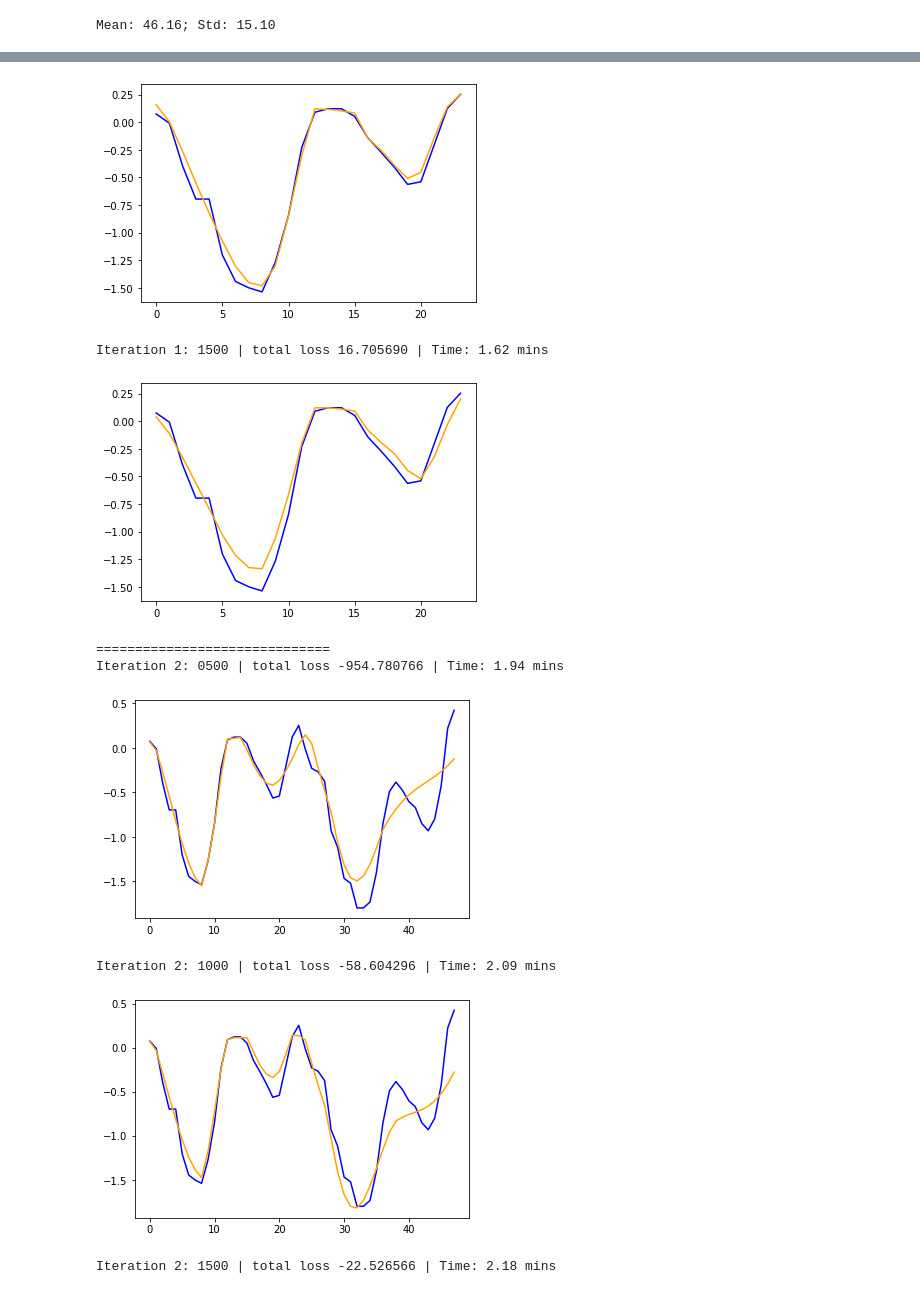
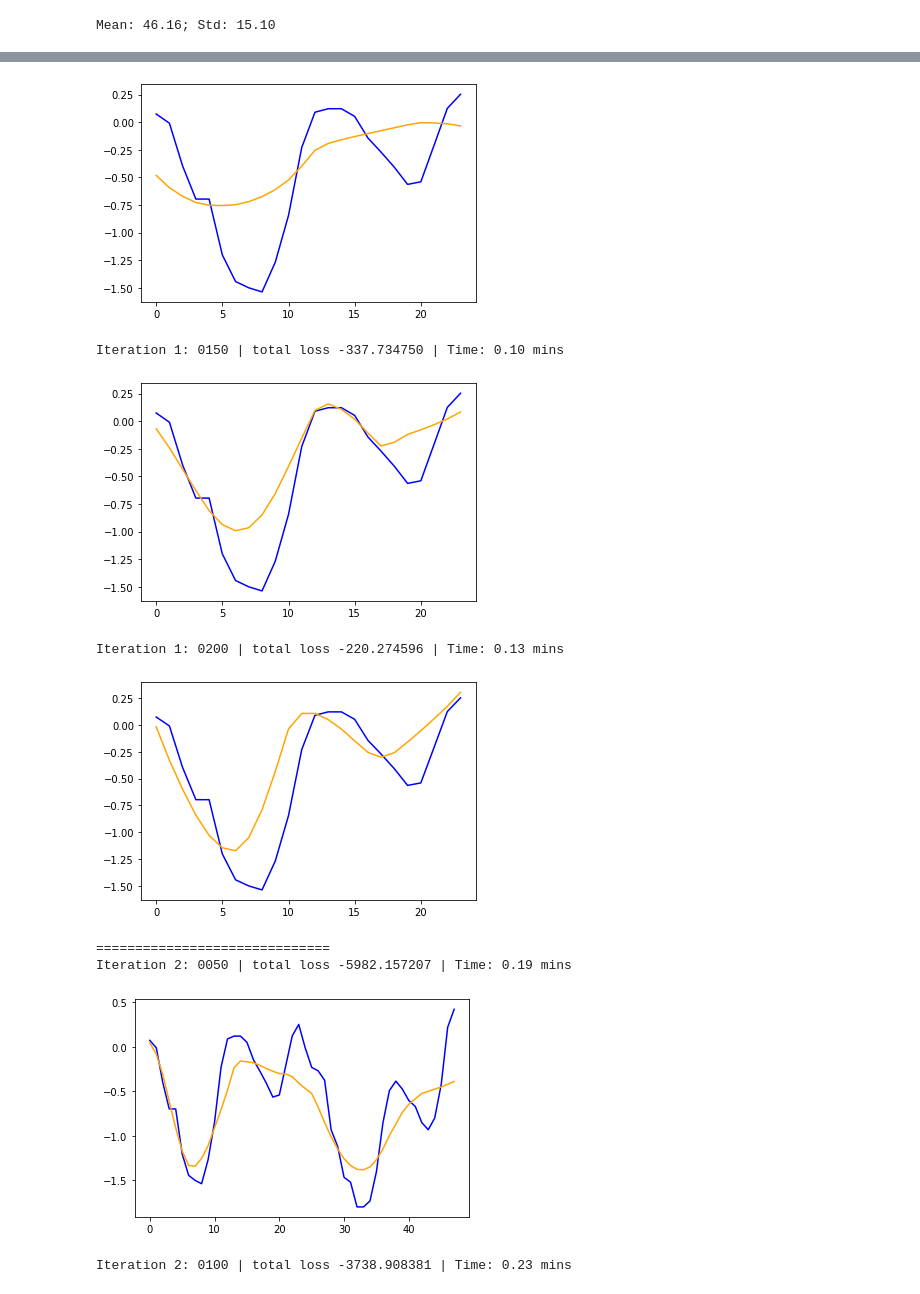
Before and after one commit to NonoMalpi/electricity, a Jupyter notebook: notebooks/neuralODE.ipynb, the cells around one changed output, grey strips where cells are left out. Cells and saved outputs as stored; diff of their text form; code cells hidden in the pictures.

Commit message:
feat: Reduce epochs to increase speed accuracy

```diff
--- a/notebooks/neuralODE.ipynb
+++ b/notebooks/neuralODE.ipynb
@@ -80,7 +80,7 @@ dec_hidden = 20 # Dimenson of the hidden layer in the NN decoder
 noise_std = 0.1 #
 
 lr = 1e-3 # learning rate
-epochs = 1_500 # number of epochs
+epochs = 200 # number of epochs
 trajectory_time_base = 24 # number of timesteps that enter into the encoder and the neural ODE must integrate
 s = 332
 #s = 40000
@@ -161,7 +161,7 @@ for j in range(1, 8):
         optimizer.step()
         loss_meter.update(loss.item())
 
-        if i % 500 == 0:
+        if i % 50 == 0:
             end = time.time()
             training_time = (end-start) / 60
             log = f"Iteration {j}: {i:04d} | total loss {-loss_meter.avg:.6f} | Time: {training_time:.2f} mins"
@@ -179,9 +179,9 @@ Iteration 1: 1000 | total loss 13.759760 | Time: 1.59 mins
-[figure, old version]
+[figure, new version]
-Iteration 1: 1500 | total loss 16.705690 | Time: 1.62 mins
+Iteration 1: 0150 | total loss -337.734750 | Time: 0.10 mins
-[figure, old version]
+[figure, new version]
-==============================
-Iteration 2: 0500 | total loss -954.780766 | Time: 1.94 mins
+Iteration 1: 0200 | total loss -220.274596 | Time: 0.13 mins
-[figure, old version]
+[figure, new version]
-Iteration 2: 1000 | total loss -58.604296 | Time: 2.09 mins
+==============================
+Iteration 2: 0050 | total loss -5982.157207 | Time: 0.19 mins
-[figure, old version]
+[figure, new version]
-Iteration 2: 1500 | total loss -22.526566 | Time: 2.18 mins
+Iteration 2: 0100 | total loss -3738.908381 | Time: 0.23 mins
```
Also changed, not shown: parts of 3 cells of this notebook.
